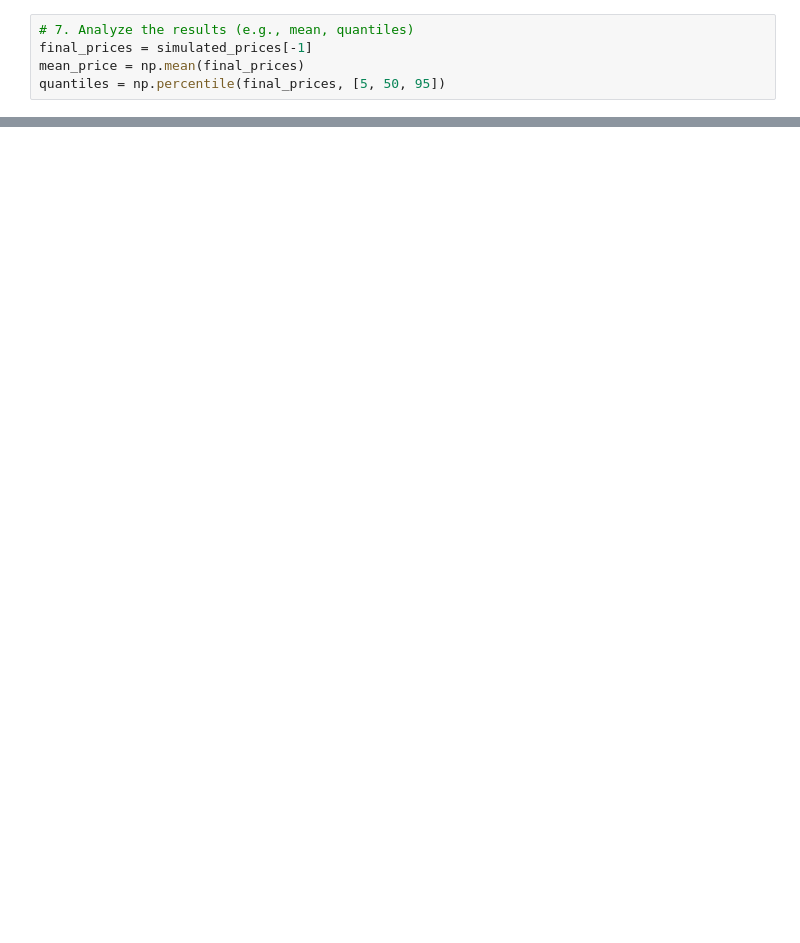
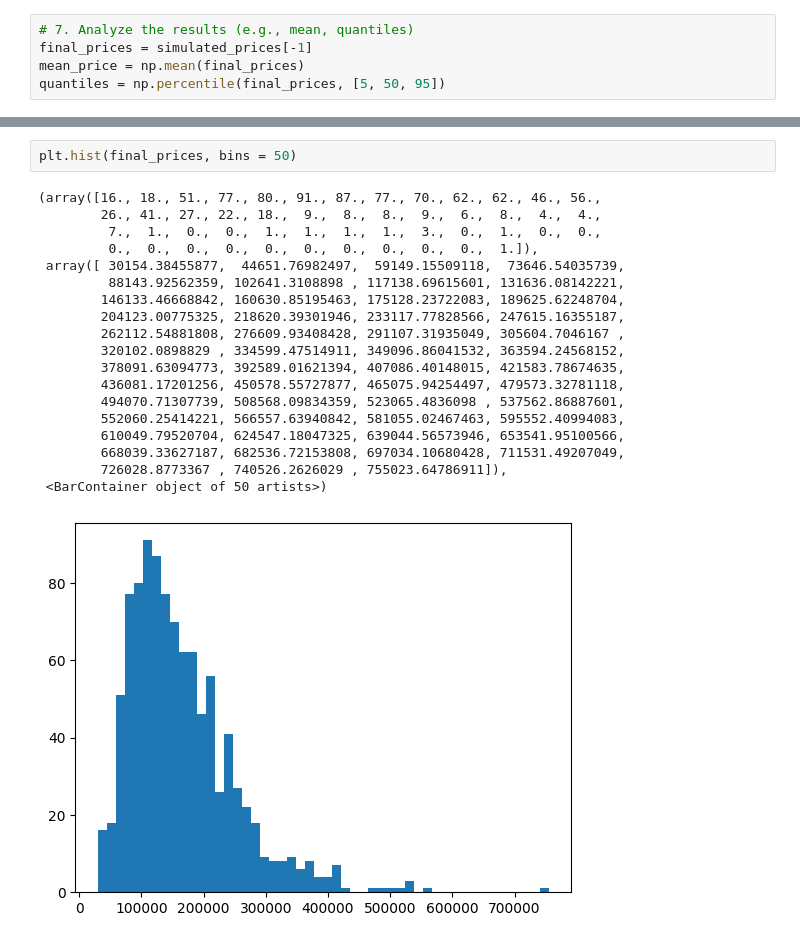
Before and after one commit to jaunceymyles/MonteCarloSimulations, a Jupyter notebook: montecarlobasic.ipynb, the cells around one changed output, grey strips where cells are left out. Saved outputs shown, nothing was run; the diff lists cells and outputs as text; blank space fills up the shorter version.

```diff
--- a/montecarlobasic.ipynb
+++ b/montecarlobasic.ipynb
@@ -93,0 +97,22 @@ print(S0)
+# %%
+plt.hist(final_prices, bins = 50)
+# %% [output]
+(array([16., 18., 51., 77., 80., 91., 87., 77., 70., 62., 62., 46., 56.,
+        26., 41., 27., 22., 18.,  9.,  8.,  8.,  9.,  6.,  8.,  4.,  4.,
+         7.,  1.,  0.,  0.,  1.,  1.,  1.,  1.,  3.,  0.,  1.,  0.,  0.,
+         0.,  0.,  0.,  0.,  0.,  0.,  0.,  0.,  0.,  0.,  1.]),
+ array([ 30154.38455877,  44651.76982497,  59149.15509118,  73646.54035739,
+         88143.92562359, 102641.3108898 , 117138.69615601, 131636.08142221,
+        146133.46668842, 160630.85195463, 175128.23722083, 189625.62248704,
+        204123.00775325, 218620.39301946, 233117.77828566, 247615.16355187,
+        262112.54881808, 276609.93408428, 291107.31935049, 305604.7046167 ,
+        320102.0898829 , 334599.47514911, 349096.86041532, 363594.24568152,
+        378091.63094773, 392589.01621394, 407086.40148015, 421583.78674635,
+        436081.17201256, 450578.55727877, 465075.94254497, 479573.32781118,
+        494070.71307739, 508568.09834359, 523065.4836098 , 537562.86887601,
+        552060.25414221, 566557.63940842, 581055.02467463, 595552.40994083,
+        610049.79520704, 624547.18047325, 639044.56573946, 653541.95100566,
+        668039.33627187, 682536.72153808, 697034.10680428, 711531.49207049,
+        726028.8773367 , 740526.2626029 , 755023.64786911]),
+ <BarContainer object of 50 artists>)
+[figure, added]
```
Also changed, not shown: parts of 7 cells of this notebook.
